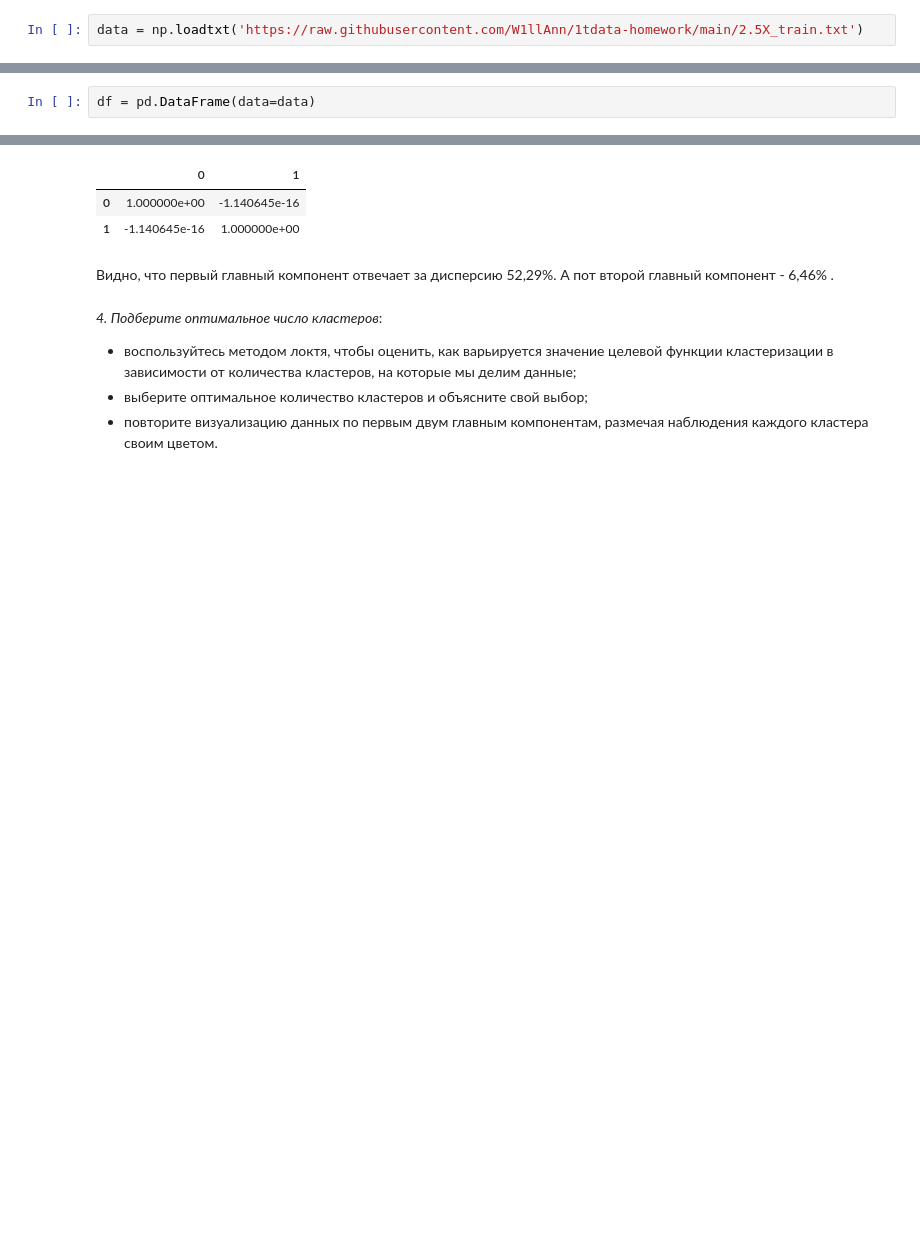
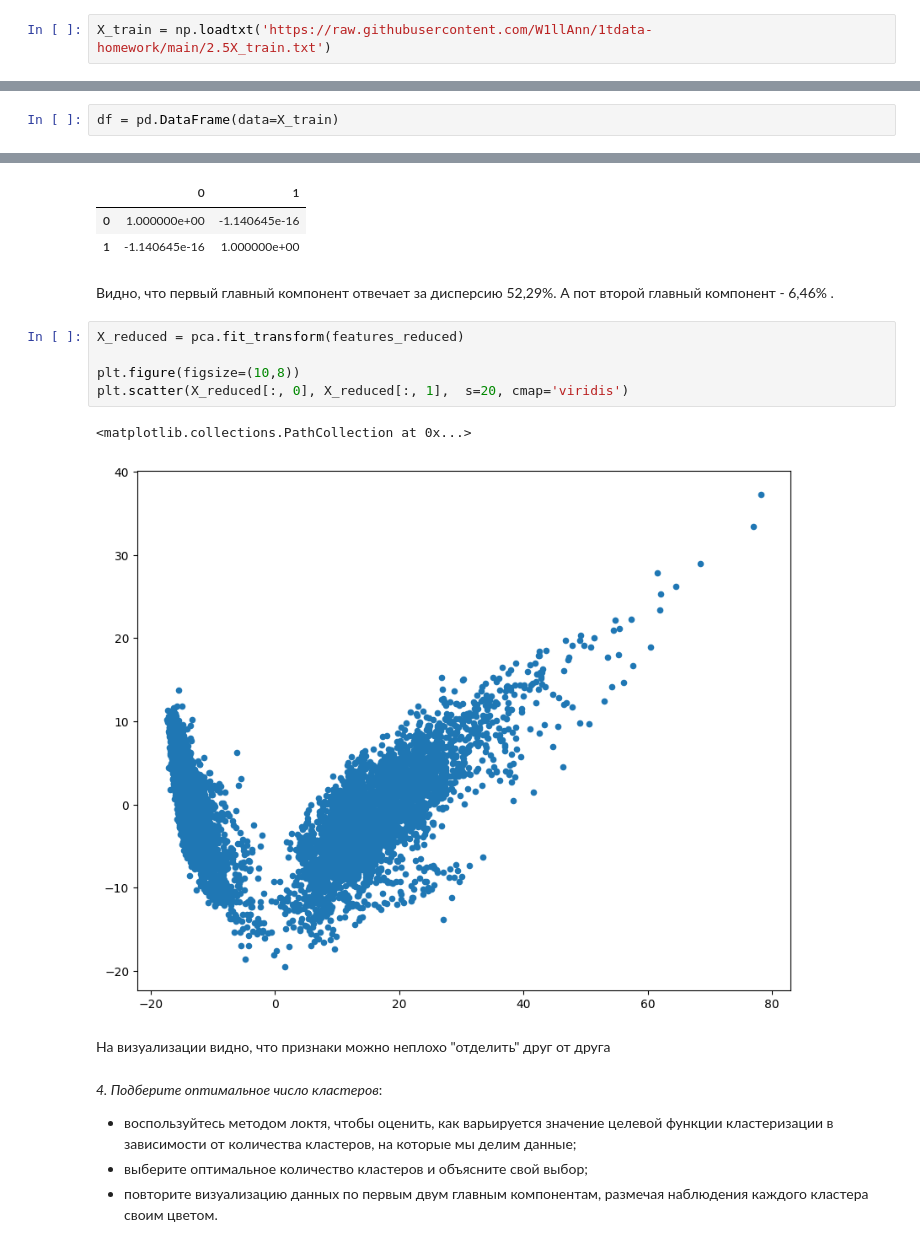
Before and after one commit to W1llAnn/1tdata-homework, a Jupyter notebook: 2.5 - homework PRO.ipynb, the cells around one changed output, grey strips where cells are left out. Drawn from its saved outputs; the diff is of its cells as text; blank space fills up the shorter version.

```diff
--- a/2.5 - homework PRO.ipynb
+++ b/2.5 - homework PRO.ipynb
@@ -17,5 +17,5 @@ from sklearn.preprocessing import StandardScaler
 # %% [markdown]
 *1. Загрузите данные из источника по ссылке. Нам нужен файл X_train.txt (там будет чуть более 7 тысяч наблюдений). Чтобы подгрузить этот файл, можно воспользоваться функцией loadtxt библиотеки numpy.*
 # %%
-data = np.loadtxt('https://raw.githubusercontent.com/W1llAnn/1tdata-homework/main/2.5X_train.txt')
+X_train = np.loadtxt('https://raw.githubusercontent.com/W1llAnn/1tdata-homework/main/2.5X_train.txt')
 # %%
@@ -32,7 +32,7 @@ datatype of data: float64
 # %% [markdown]
 Можно перевести данные в DataFrame для более "красивого" отображения:
 # %%
-df = pd.DataFrame(data=data)
+df = pd.DataFrame(data=X_train)
 # %%
 df.head()
 # %% [output]
@@ -140,6 +140,16 @@ pd.DataFrame(features_reduced).corr()
 | 1 | -1.140645e-16 | 1.000000e+00 |
 # %% [markdown]
 Видно, что первый главный компонент отвечает за дисперсию 52,29%. А пот второй главный компонент - 6,46% .
+# %%
+X_reduced = pca.fit_transform(features_reduced)
+
+plt.figure(figsize=(10,8))
+plt.scatter(X_reduced[:, 0], X_reduced[:, 1],  s=20, cmap='viridis')
+# %% [output]
+<matplotlib.collections.PathCollection at 0x...>
+[figure, added]
+# %% [markdown]
+На визуализации видно, что признаки можно неплохо "отделить" друг от друга
 # %% [markdown]
 *4. Подберите оптимальное число кластеров*:
 *   воспользуйтесь методом локтя, чтобы оценить, как варьируется значение целевой функции кластеризации в зависимости от количества кластеров, на которые мы делим данные;
```
Also changed, not shown: parts of 3 cells of this notebook, 1 other file.
